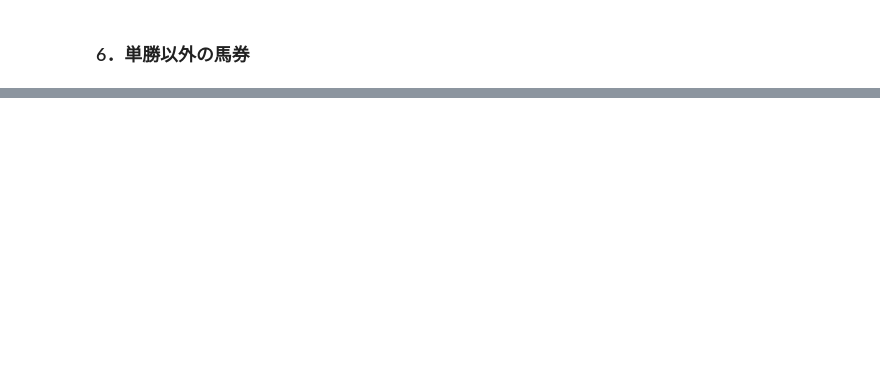
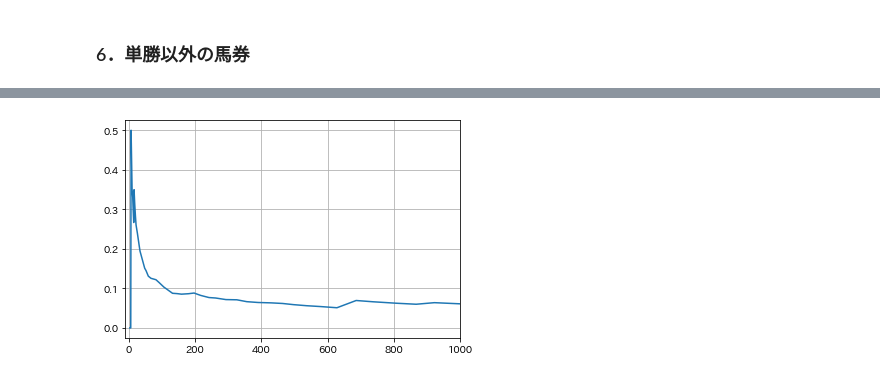
Before and after one commit to Yu134y/Python, a Jupyter notebook: jupyterlab/keiba/predict_horse_racing3.ipynb, the cells around one changed output, grey strips where cells are left out. Saved outputs shown, nothing was run; the diff lists cells and outputs as text; code cells hidden in the pictures; blank space fills up the shorter version.

```diff
--- a/jupyterlab/keiba/predict_horse_racing3.ipynb
+++ b/jupyterlab/keiba/predict_horse_racing3.ipynb
@@ -911,0 +969,6 @@ plt.grid()
+# %%
+plt.plot(g.index, g['std'])
+plt.xlim(-10, 1000)
+plt.grid()
+# %% [output]
+[figure, added]
```
Also changed, not shown: parts of 33 cells of this notebook.
